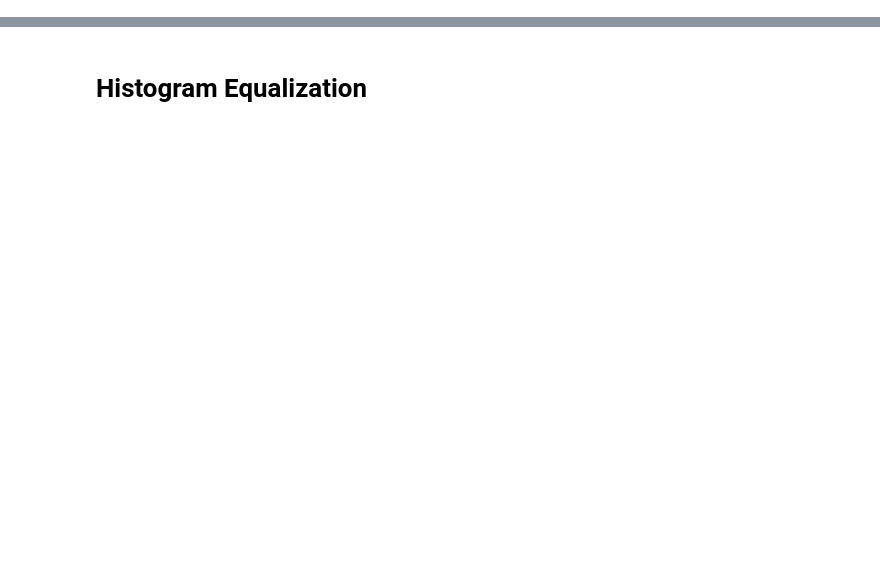
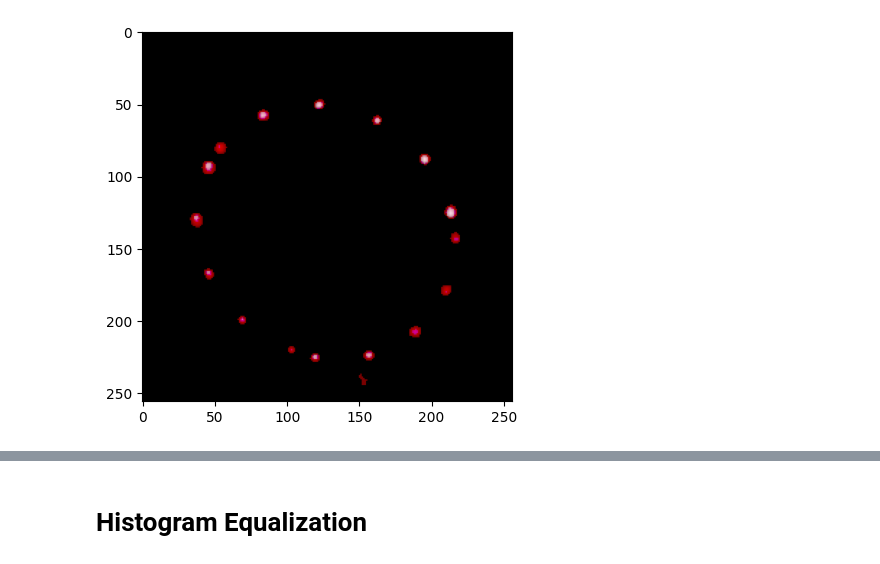
Before and after one commit to EvgeniiVenediktov/multireflection, a Jupyter notebook: processing_experiments.ipynb, the cells around one changed output, grey strips where cells are left out. Saved outputs shown, nothing was run; the diff lists cells and outputs as text; code cells hidden in the pictures; blank space fills up the shorter version.

```diff
--- a/processing_experiments.ipynb
+++ b/processing_experiments.ipynb
@@ -44,0 +101,6 @@ def apply_circular_mask(image_array, radius):
+# %%
+highpassdark = high_pass(color_dark, 120)
+plt.imshow(highpassdark)
+plt.show()
+# %% [output]
+[figure, added]
```
Also changed, not shown: parts of 39 cells of this notebook, 5 other files.
